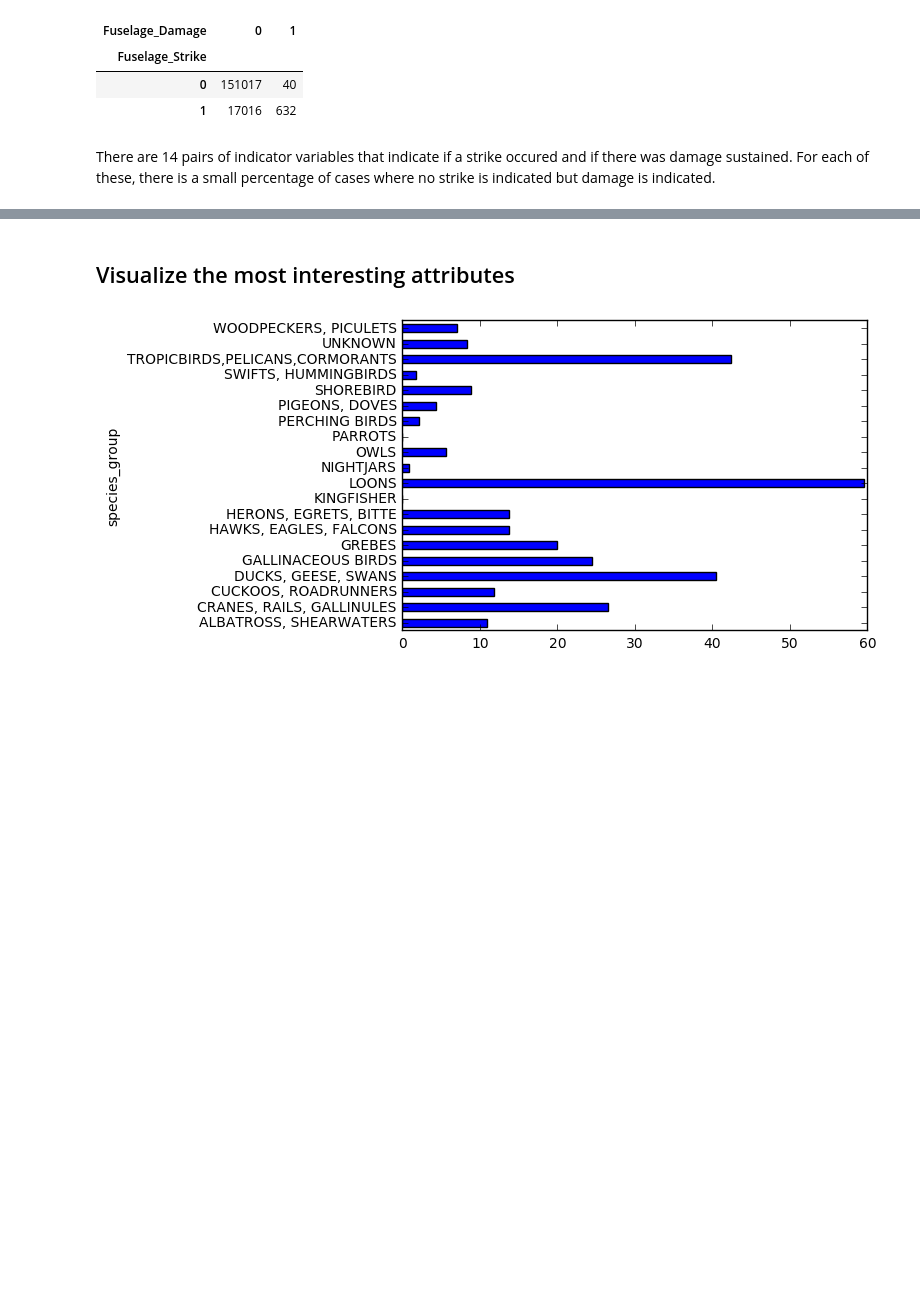
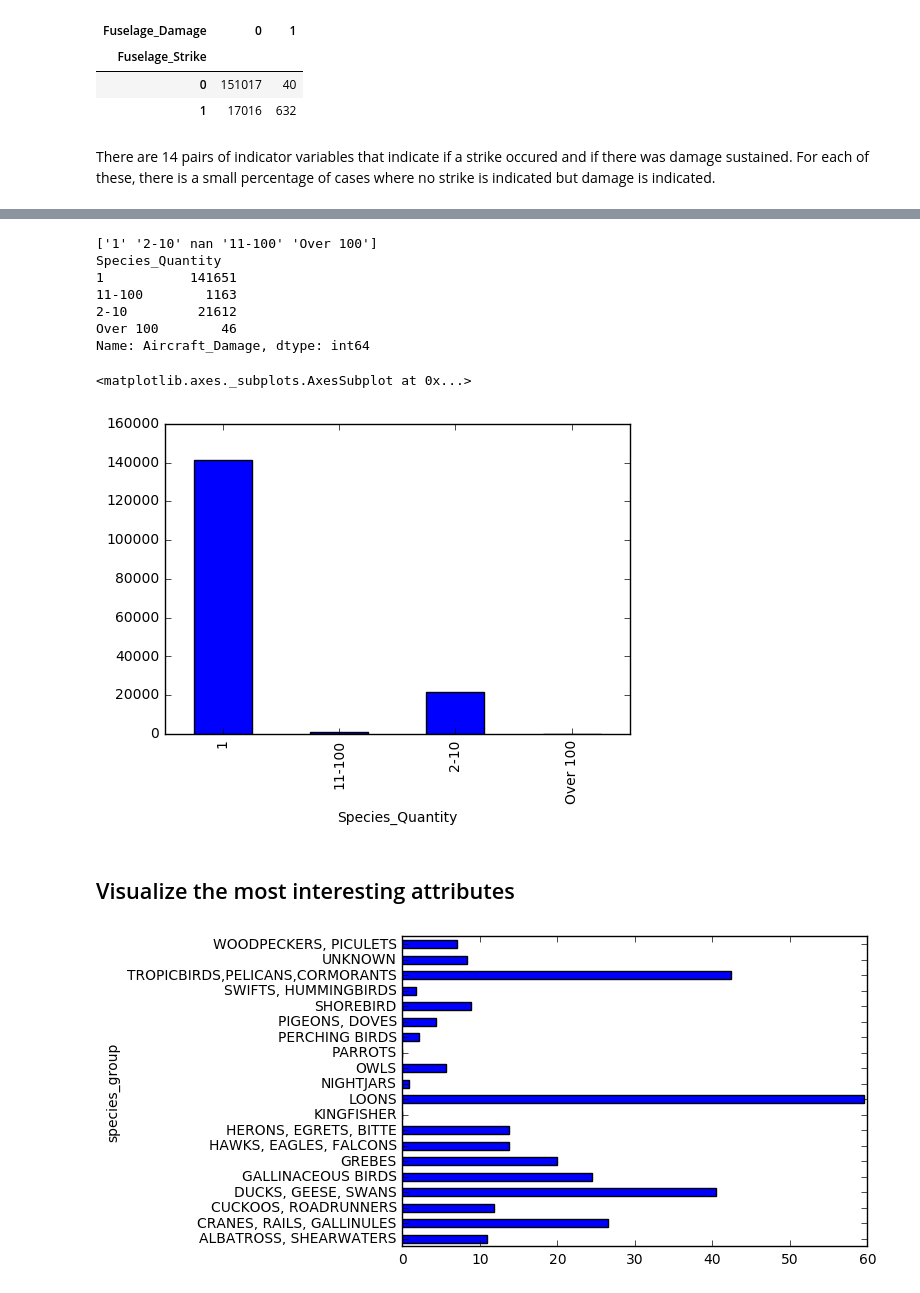
Before and after one commit to jcookanalytics/Aircraft_wildlife_incidents, a Jupyter notebook: Aircraft_Project_Jim_Copy.ipynb, the cells around one changed output, grey strips where cells are left out. Drawn from its saved outputs; the diff is of its cells as text; code cells hidden in the pictures; blank space fills up the shorter version.

```diff
--- a/Aircraft_Project_Jim_Copy.ipynb
+++ b/Aircraft_Project_Jim_Copy.ipynb
@@ -353,3 +354,21 @@ There are 14 pairs of indicator variables that indicate if a strike occured and
+# %%
+Quantity = pd.unique(df['Species_Quantity'])
+print(Quantity)
+
+species_quant = df.groupby(by='Species_Quantity').Aircraft_Damage.count()
+print(species_quant)
+
+species_quant.plot(kind='bar')
+# %% [output]
+['1' '2-10' nan '11-100' 'Over 100']
+Species_Quantity
+1           141651
+11-100        1163
+2-10         21612
+Over 100        46
+Name: Aircraft_Damage, dtype: int64
+<matplotlib.axes._subplots.AxesSubplot at 0x...>
+[figure, added]
 # %% [markdown]
 ## Visualize the most interesting attributes
 # %%
```
Also changed, not shown: parts of 4 cells of this notebook.
